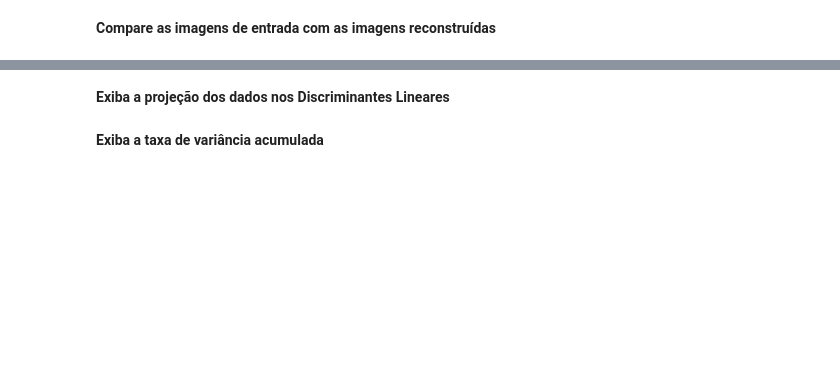
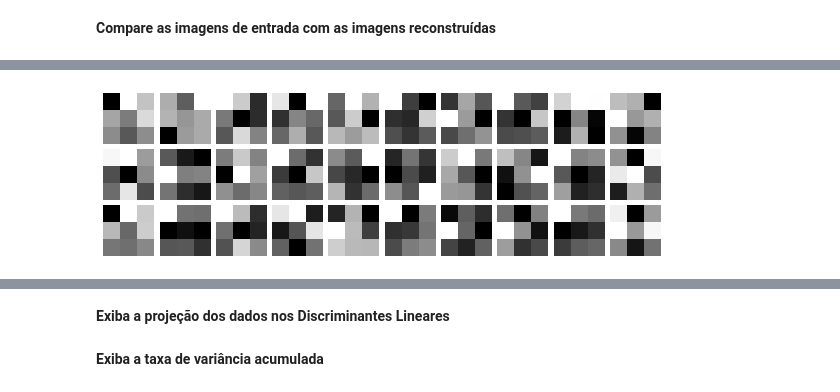
Before and after one commit to lcbm/cs-machine-learning, a Jupyter notebook: yo_MNIST.ipynb, the cells around one changed output, grey strips where cells are left out. Cells and saved outputs as stored; diff of their text form; code cells hidden in the pictures; blank space fills up the shorter version.

```diff
--- a/yo_MNIST.ipynb
+++ b/yo_MNIST.ipynb
@@ -33,0 +113,5 @@ PCA e LDA: MNIST
+# %%
+# Plot input images
+plotter(data=pca.transform(X_std))
+# %% [output]
+[figure, added]
```
Also changed, not shown: parts of 38 cells of this notebook.
